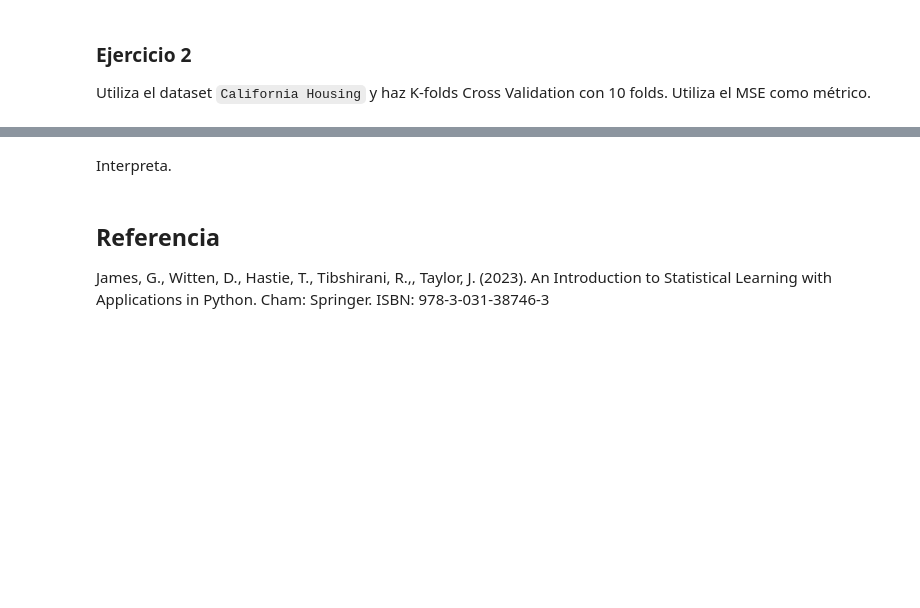
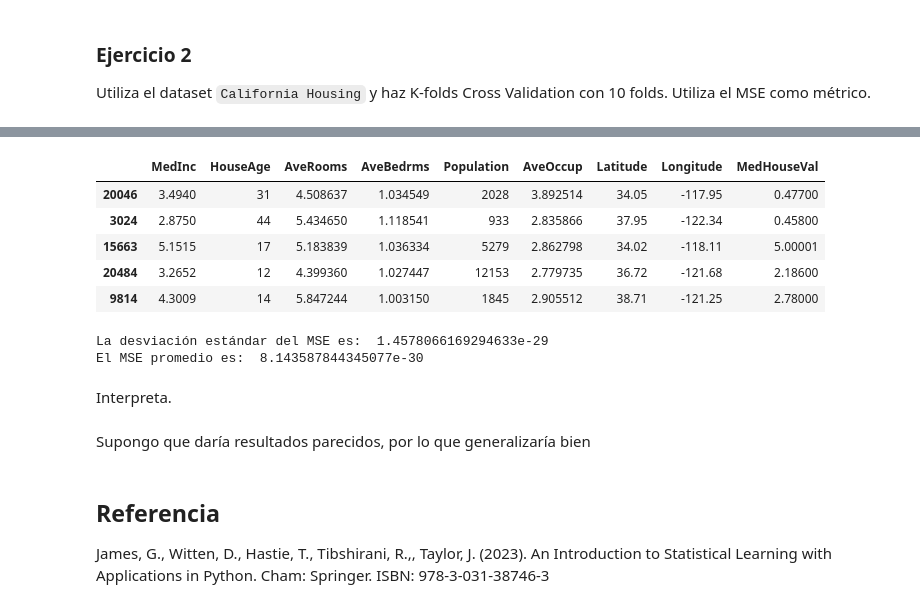
Before and after one commit to paolafigueroa1311-design/laboratorio_aprendizaje_estad-stico, a Jupyter notebook: Lab - R5- Paola Figueroa.ipynb, the cells around one changed output, grey strips where cells are left out. Drawn from its saved outputs; the diff is of its cells as text; code cells hidden in the pictures; blank space fills up the shorter version.

```diff
--- a/Lab - R5- Paola Figueroa.ipynb
+++ b/Lab - R5- Paola Figueroa.ipynb
@@ -135,5 +159,50 @@ y = housing.target
+# %%
+shuffle= housing.sample(frac=1, random_state=42)
+shuffle.head()
+# %% [output]
+|  | MedInc | HouseAge | AveRooms | AveBedrms | Population | AveOccup | Latitude | Longitude | MedHouseVal |
+| 20046 | 3.4940 | 31 | 4.508637 | 1.034549 | 2028 | 3.892514 | 34.05 | -117.95 | 0.47700 |
+| 3024 | 2.8750 | 44 | 5.434650 | 1.118541 | 933 | 2.835866 | 37.95 | -122.34 | 0.45800 |
+| 15663 | 5.1515 | 17 | 5.183839 | 1.036334 | 5279 | 2.862798 | 34.02 | -118.11 | 5.00001 |
+| 20484 | 3.2652 | 12 | 4.399360 | 1.027447 | 12153 | 2.779735 | 36.72 | -121.68 | 2.18600 |
+| 9814 | 4.3009 | 14 | 5.847244 | 1.003150 | 1845 | 2.905512 | 38.71 | -121.25 | 2.78000 |
+# %%
+MSE_lista = []
+k = 10
+n = len(y)
+fold_size = n // k
+
+for i in range(k):
+    X_train = np.concatenate([X[:i*fold_size], X[(i+1)*fold_size:]])
+    y_train = np.concatenate([y[:i*fold_size], y[(i+1)*fold_size:]])
+    X_val = X[i*fold_size:(i+1)*fold_size]
+    y_val = y[i*fold_size:(i+1)*fold_size]
+
+    #Estandarizamos
+    scaler = StandardScaler()
+    X_train = scaler.fit_transform(X_train)
+    X_val = scaler.transform(X_val)
+
+    # Entrenamos el modelo
+    model = sm.OLS(y_train, sm.add_constant(X_train)).fit()
+
+    # Hacemos predicciones y calculamos el MSE
+    y_pred = model.predict(sm.add_constant(X_val))
+    mse = mean_squared_error(y_val, y_pred)
+    MSE_lista.append(mse)
+
+# Calculamos el MSE promedio
+mse_promedio = np.mean(MSE_lista)
+desvest = np.std(MSE_lista)
+print("La desviación estándar del MSE es: ", desvest)
+print("El MSE promedio es: ", mse_promedio)
+# %% [output]
+La desviación estándar del MSE es:  1.4578066169294633e-29
+El MSE promedio es:  8.143587844345077e-30
 # %% [markdown]
 Interpreta.
+# %% [markdown]
+Supongo que daría resultados parecidos, por lo que generalizaría bien
 # %% [markdown]
 ## Referencia
 
```
Also changed, not shown: parts of 6 cells of this notebook.
